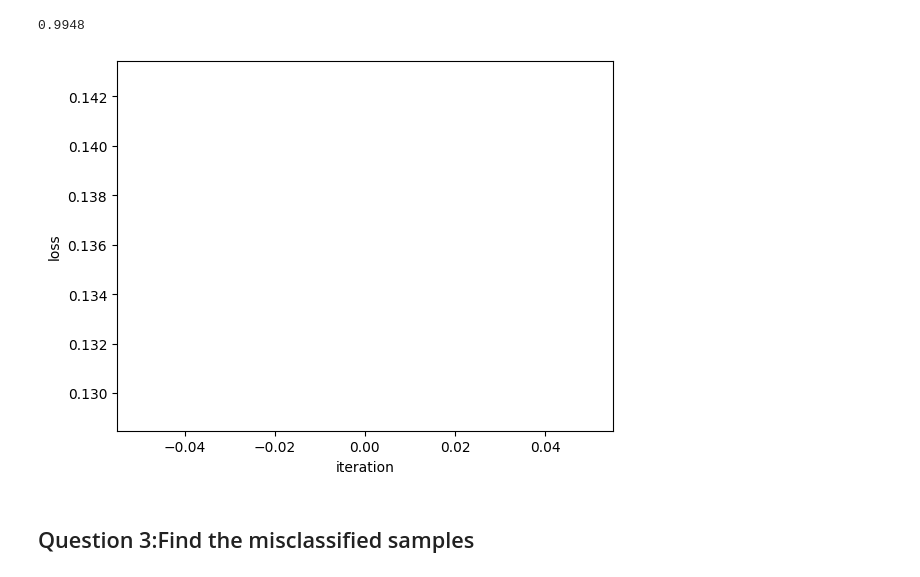
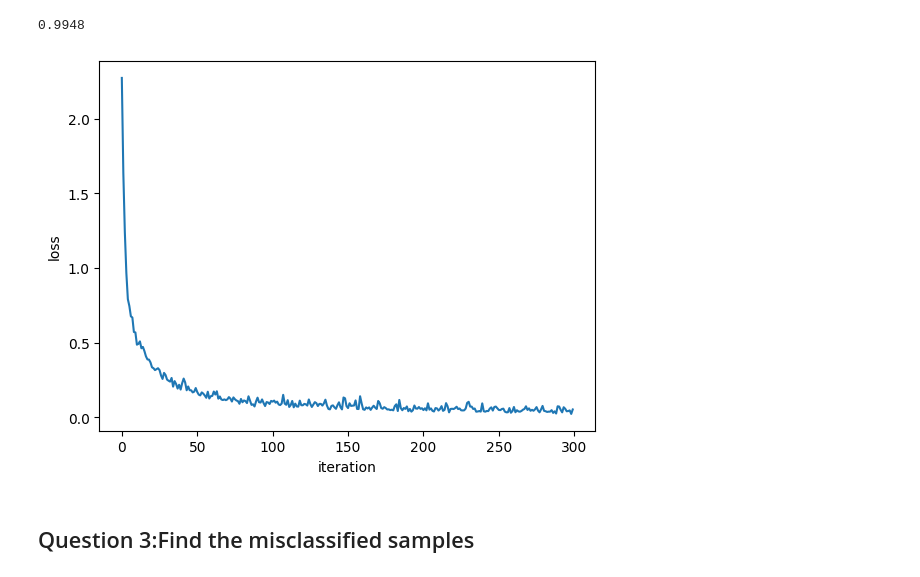
Before and after one commit to bunshee/IBM-AI-Engineering-Professional-Certificate, a Jupyter notebook: AI Capstone Project with Deep Learning/capstone_pytorch.ipynb, the cells around one changed output. Saved outputs shown, nothing was run; the diff lists cells and outputs as text; code cells hidden in the pictures.

```diff
--- a/AI Capstone Project with Deep Learning/capstone_pytorch.ipynb
+++ b/AI Capstone Project with Deep Learning/capstone_pytorch.ipynb
@@ -573,6 +573,7 @@ for param in model.parameters():
 <b>Step 3</b>: Replace the output layer <code>model.fc</code> of the neural network with a <code>nn.Linear</code> object, to classify 2 different classes. For the parameters <code>in_features </code> remember the last hidden layer has 512 neurons.
 # %%
 model.fc = nn.Linear(512, 7)
+model = model.to('cuda')
 # %% [markdown]
 Print out the model in order to show whether you get the correct answer.<br> <b>(Your peer reviewer is going to mark based on what you print here.)</b>
 # %%
@@ -638,6 +639,7 @@ start_time = time.time()
 for epoch in range(n_epochs):
     loss_sublist=[]
     for x, y in train_loader:
+        x, y = x.to('cuda'), y.to('cuda')
 
         model.train()
         #clear gradient
@@ -654,6 +656,7 @@ for epoch in range(n_epochs):
     loss_list.append(np.mean(loss_sublist))
     correct=0
     for x_test, y_test in val_loader:
+        x_test, y_test = x_test.to('cuda'), y_test.to('cuda')
         # set model to eval
         model.eval()
         #make a prediction
@@ -674,12 +677,12 @@ accuracy
 # %% [output]
 0.9948
 # %%
-plt.plot(loss_list)
+plt.plot(loss_sublist)
 plt.xlabel("iteration")
 plt.ylabel("loss")
 plt.show()
 # %% [output]
-[figure, old version]
+[figure, new version]
 # %% [markdown]
 <h2 id="Question_3">Question 3:Find the misclassified samples</h2>
 # %% [markdown]
```
Also changed, not shown: parts of 2 cells of this notebook, 5 other files.
